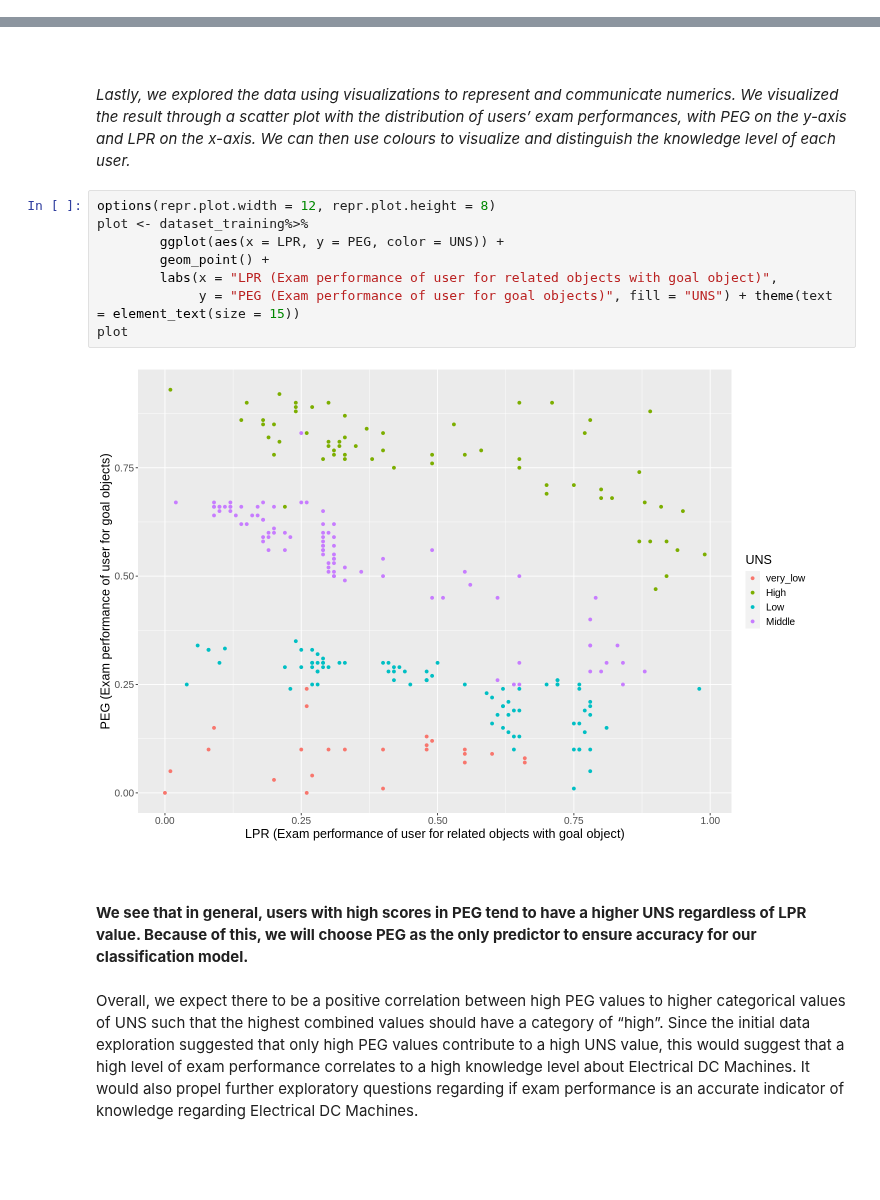
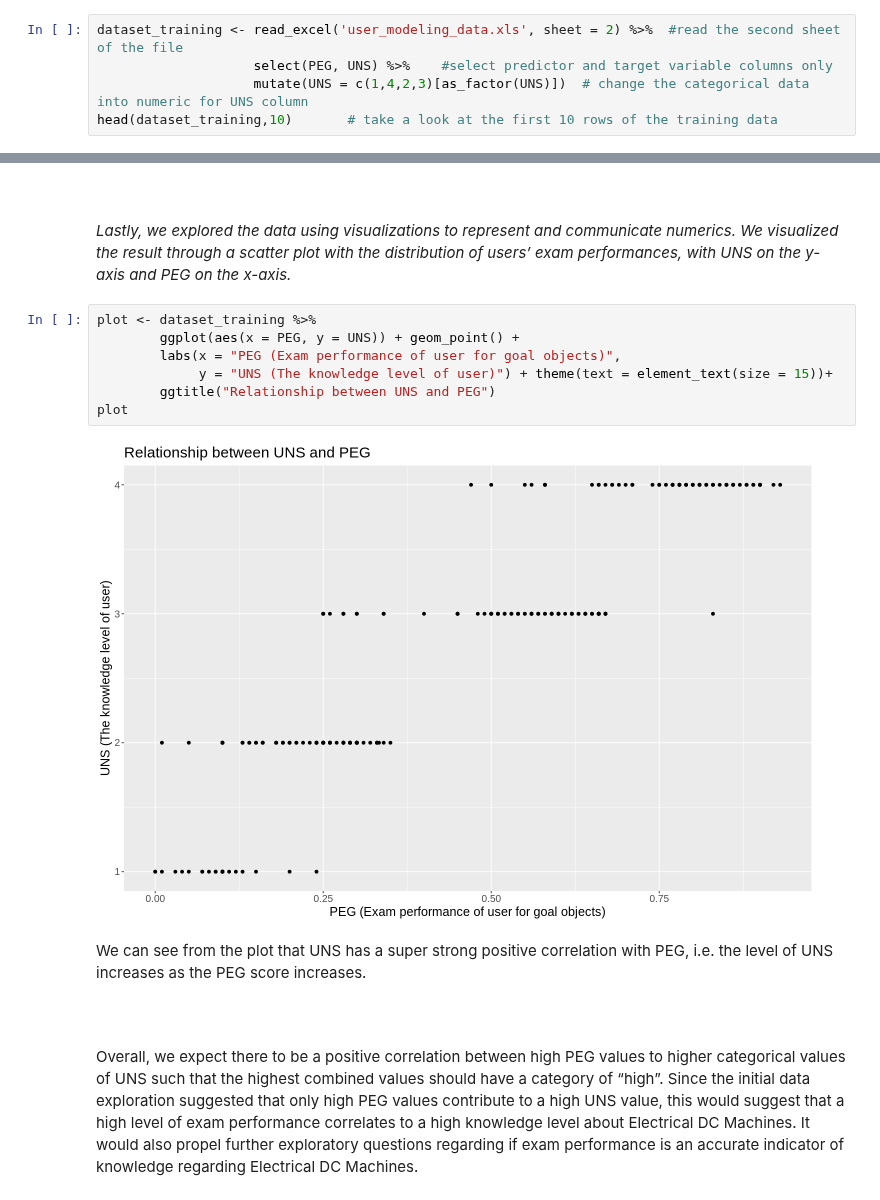
Before and after one commit to pgbenng/DSCI-Group-38-Project, a Jupyter notebook: proposal.ipynb, the cells around one changed output, grey strips where cells are left out. Saved outputs shown, nothing was run; the diff lists cells and outputs as text; blank space fills up the shorter version.

```diff
--- a/proposal.ipynb
+++ b/proposal.ipynb
@@ -84,0 +80,5 @@ A tibble: 258 × 3
+# %%
+dataset_training <- read_excel('user_modeling_data.xls', sheet = 2) %>%  #read the second sheet of the file
+                    select(PEG, UNS) %>%    #select predictor and target variable columns only
+                    mutate(UNS = c(1,4,2,3)[as_factor(UNS)])  # change the categorical data into numeric for UNS column
+head(dataset_training,10)       # take a look at the first 10 rows of the training data
@@ -125,20 +138,19 @@ A tibble: 1 × 2
 # %% [markdown]
 <br>
 # %% [markdown]
-<i> Lastly, we explored the data using visualizations to represent and communicate numerics. We visualized the result through a scatter plot with the distribution of users’ exam performances, with PEG on the y-axis and LPR on the x-axis. We can then use colours to visualize and distinguish the knowledge level of each user. </i>
+<i> Lastly, we explored the data using visualizations to represent and communicate numerics. We visualized the result through a scatter plot with the distribution of users’ exam performances, with UNS on the y-axis and PEG on the x-axis.
 # %%
-options(repr.plot.width = 12, repr.plot.height = 8)
-plot <- dataset_training%>%
-        ggplot(aes(x = LPR, y = PEG, color = UNS)) +
-        geom_point() +
-        labs(x = "LPR (Exam performance of user for related objects with goal object)",
-             y = "PEG (Exam performance of user for goal objects)", fill = "UNS") + theme(text = element_text(size = 15))
+plot <- dataset_training %>%
+        ggplot(aes(x = PEG, y = UNS)) + geom_point() +
+        labs(x = "PEG (Exam performance of user for goal objects)",
+             y = "UNS (The knowledge level of user)") + theme(text = element_text(size = 15))+
+        ggtitle("Relationship between UNS and PEG")
 plot
 # %% [output]
-[figure, old version]
+[figure, new version]
+# %% [markdown]
+We can see from the plot that UNS has a super strong positive correlation with PEG, i.e. the level of UNS increases as the PEG score increases.
 # %% [markdown]
 <br>
-# %% [markdown]
-<b> We see that in general, users with high scores in PEG tend to have a higher UNS regardless of LPR value.  Because of this, we will choose PEG as the only predictor to ensure accuracy for our classification model. </b>
 # %% [markdown]
 Overall, we expect there to be a positive correlation between high PEG values to higher categorical values of UNS such that the highest combined values should have a category of “high”. Since the initial data exploration suggested that only high PEG values contribute to a high UNS value, this would suggest that a high level of exam performance correlates to a high knowledge level about Electrical DC Machines. It would also propel further exploratory questions regarding if exam performance is an accurate indicator of knowledge regarding Electrical DC Machines.
```
Also changed, not shown: parts of 28 cells of this notebook.
